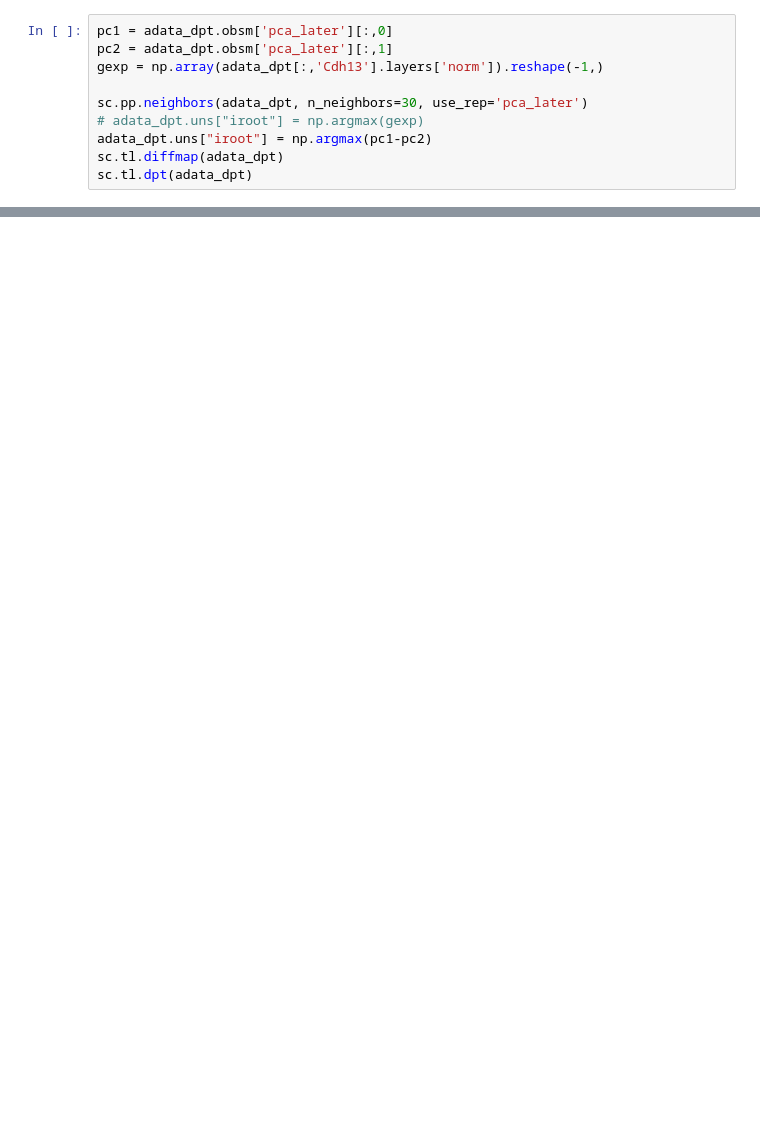
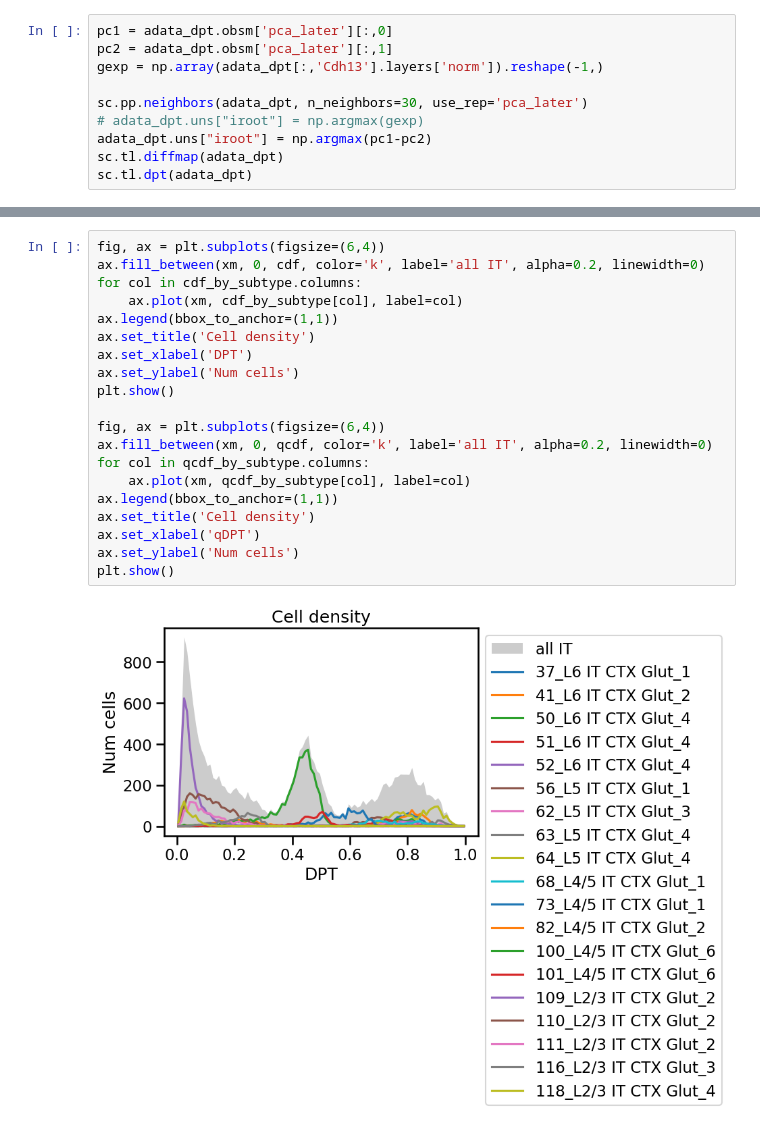
Before and after one commit to FangmingXie/contcortex, a Jupyter notebook: fangming/12.allen_it_p56p58_nD.ipynb, the cells around one changed output, grey strips where cells are left out. Drawn from its saved outputs; the diff is of its cells as text; blank space fills up the shorter version.

```diff
--- a/fangming/12.allen_it_p56p58_nD.ipynb
+++ b/fangming/12.allen_it_p56p58_nD.ipynb
@@ -256,0 +366,22 @@ ax.set_title('Data\n(single cells colored by type)')
+# %%
+fig, ax = plt.subplots(figsize=(6,4))
+ax.fill_between(xm, 0, cdf, color='k', label='all IT', alpha=0.2, linewidth=0)
+for col in cdf_by_subtype.columns:
+    ax.plot(xm, cdf_by_subtype[col], label=col)
+ax.legend(bbox_to_anchor=(1,1))
+ax.set_title('Cell density')
+ax.set_xlabel('DPT')
+ax.set_ylabel('Num cells')
+plt.show()
+
+fig, ax = plt.subplots(figsize=(6,4))
+ax.fill_between(xm, 0, qcdf, color='k', label='all IT', alpha=0.2, linewidth=0)
+for col in qcdf_by_subtype.columns:
+    ax.plot(xm, qcdf_by_subtype[col], label=col)
+ax.legend(bbox_to_anchor=(1,1))
+ax.set_title('Cell density')
+ax.set_xlabel('qDPT')
+ax.set_ylabel('Num cells')
+plt.show()
+# %% [output]
+[figure, added]
```
Also changed, not shown: parts of 23 cells of this notebook, 3 other files.
